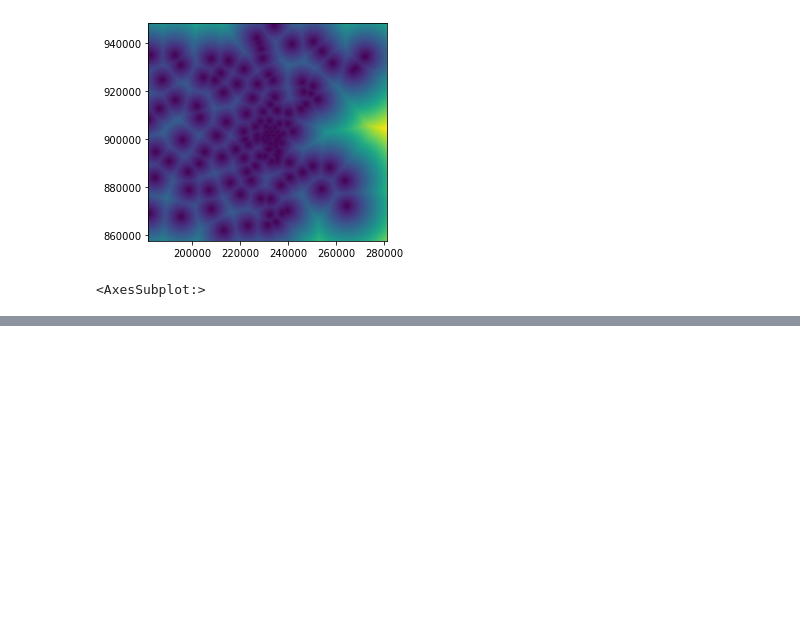
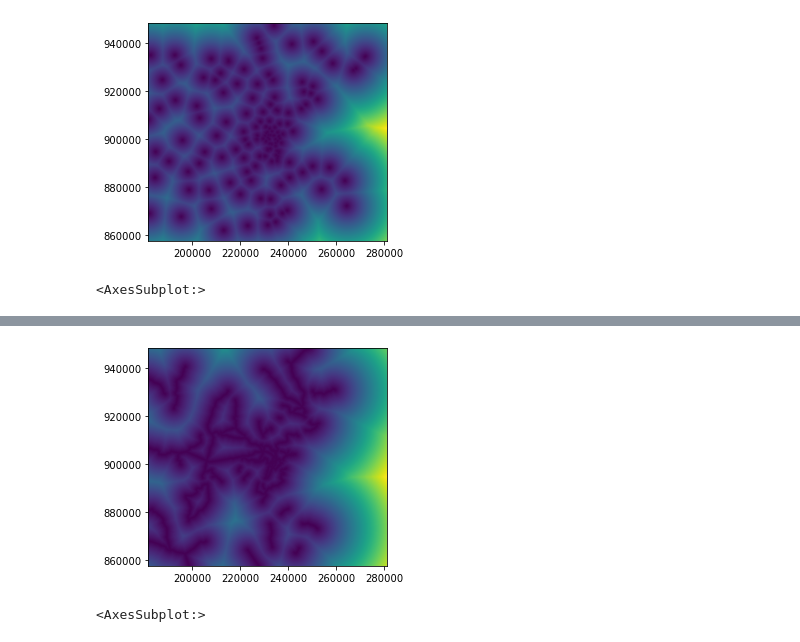
Before and after one commit to gingerleib/outdoor-recreation, a Jupyter notebook: Outdoor_Rec_Analysis.ipynb, the cells around one changed output, grey strips where cells are left out. Saved outputs shown, nothing was run; the diff lists cells and outputs as text; code cells hidden in the pictures; blank space fills up the shorter version.

```diff
--- a/Outdoor_Rec_Analysis.ipynb
+++ b/Outdoor_Rec_Analysis.ipynb
@@ -243,0 +291,11 @@ show(market_distance, transform=transform_tree)
+# %%
+#multiply by cell size using the res attribute
+
+trails_distance = ndimage.distance_transform_edt(trails_raster) * res_tree[0]
+# %%
+#visualized euclidean distance
+
+show(trails_distance, transform=transform_tree)
+# %% [output]
+[figure, added]
+<AxesSubplot:>
```
Also changed, not shown: parts of 7 cells of this notebook.
